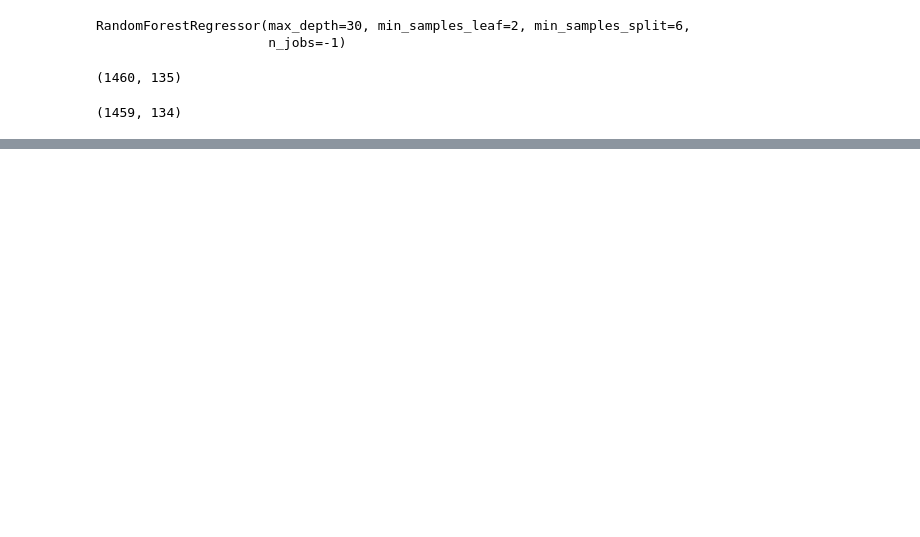
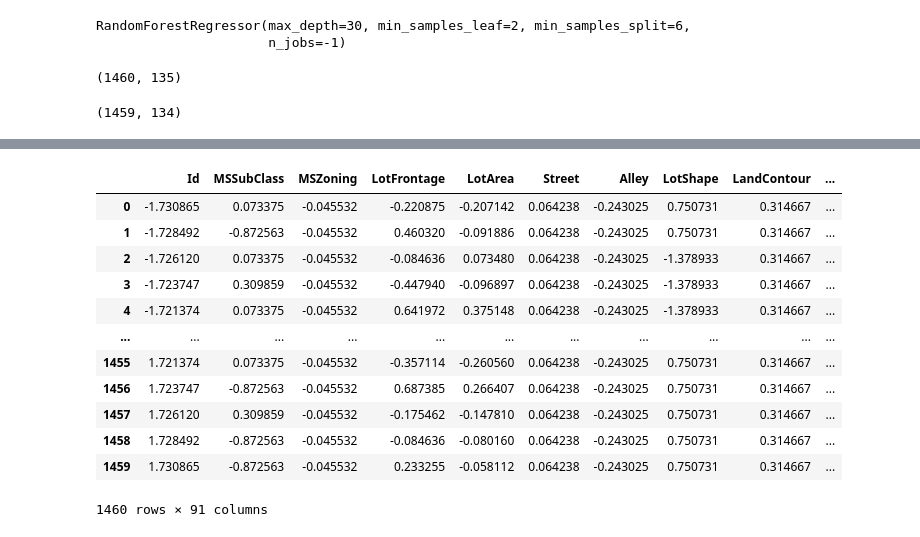
Before and after one commit to Ashsenior/Housing-price-prediction-ML, a Jupyter notebook: model.ipynb, the cells around one changed output, grey strips where cells are left out. Saved outputs shown, nothing was run; the diff lists cells and outputs as text; code cells hidden in the pictures; blank space fills up the shorter version.

```diff
--- a/model.ipynb
+++ b/model.ipynb
@@ -241,0 +306,32 @@ pickle.dump(best_model,open('model.pkl','wb'))
+# %%
+def ready_dataa(csv_file_path,label=None,num_method="median",time_series=False):
+    # Loading the csv file
+    df = pd.read_csv(csv_file_path,low_memory=False)
+    # Converting Objects into pandas Category
+    for column ,content in df.items():
+        if pd.api.types.is_string_dtype(content):
+            df[column] = content.astype("category").cat.as_ordered()
+    # Filling the missing values and droping rows with empty label
+    for column,content in df.items():
+        if pd.api.types.is_categorical_dtype(content):
+            df[column] = pd.Categorical(content).codes+1
+        elif column in ['BsmtFinSF1', 'BsmtFinSF2', 'BsmtUnfSF', 'TotalBsmtSF', 'BsmtFullBath', 'BsmtHalfBath', 'GarageCars', 'GarageArea']:
+            df[column+'_is_missing'] = False
+            print(f"Column {column}_is_missing was added to your DataFrame ")
+        elif pd.api.types.is_numeric_dtype(content):
+            if pd.isnull(content).sum():
+                df[column+'_is_missing'] = pd.isnull(content)
+                print(f"Column {column}_is_missing was added to your DataFrame ")
+                if num_method=='median':
+                    df[column] = content.fillna(content.median())
+                else :
+                    df[column] = content.fillna(content.mean())
+    # Splitting Dataframe into label and features
+    if label:
+        Y = df[label]
+        X = df.drop(label,axis=1)
+        scaled_df = scale(X)
+        return scaled_df,Y
+    return scale(df)
+X_train,Y_train = ready_dataa("data/train.csv","SalePrice")
+X_train.drop("Id",axis=1,inplace=True)
@@ -241,0 +350,8 @@ pickle.dump(best_model,open('model.pkl','wb'))
+# %%
+# Training the tuned model
+from sklearn.ensemble import RandomForestRegressor
+best_model = RandomForestRegressor(n_jobs=-1,
+                                   max_depth=30,
+                                   min_samples_leaf=2,
+                                   min_samples_split=6)
+best_model.fit(X_train,Y_train)
@@ -241,0 +437,16 @@ pickle.dump(best_model,open('model.pkl','wb'))
+# %%
+X_train
+# %% [output]
+|  | Id | MSSubClass | MSZoning | LotFrontage | LotArea | Street | Alley | LotShape | LandContour | ... |
+| 0 | -1.730865 | 0.073375 | -0.045532 | -0.220875 | -0.207142 | 0.064238 | -0.243025 | 0.750731 | 0.314667 | ... |
+| 1 | -1.728492 | -0.872563 | -0.045532 | 0.460320 | -0.091886 | 0.064238 | -0.243025 | 0.750731 | 0.314667 | ... |
+| 2 | -1.726120 | 0.073375 | -0.045532 | -0.084636 | 0.073480 | 0.064238 | -0.243025 | -1.378933 | 0.314667 | ... |
+| 3 | -1.723747 | 0.309859 | -0.045532 | -0.447940 | -0.096897 | 0.064238 | -0.243025 | -1.378933 | 0.314667 | ... |
+| 4 | -1.721374 | 0.073375 | -0.045532 | 0.641972 | 0.375148 | 0.064238 | -0.243025 | -1.378933 | 0.314667 | ... |
+| ... | ... | ... | ... | ... | ... | ... | ... | ... | ... | ... |
+| 1455 | 1.721374 | 0.073375 | -0.045532 | -0.357114 | -0.260560 | 0.064238 | -0.243025 | 0.750731 | 0.314667 | ... |
+| 1456 | 1.723747 | -0.872563 | -0.045532 | 0.687385 | 0.266407 | 0.064238 | -0.243025 | 0.750731 | 0.314667 | ... |
+| 1457 | 1.726120 | 0.309859 | -0.045532 | -0.175462 | -0.147810 | 0.064238 | -0.243025 | 0.750731 | 0.314667 | ... |
+| 1458 | 1.728492 | -0.872563 | -0.045532 | -0.084636 | -0.080160 | 0.064238 | -0.243025 | 0.750731 | 0.314667 | ... |
+| 1459 | 1.730865 | -0.872563 | -0.045532 | 0.233255 | -0.058112 | 0.064238 | -0.243025 | 0.750731 | 0.314667 | ... |
+1460 rows × 91 columns
```
Also changed, not shown: parts of 23 cells of this notebook, 3 other files.
